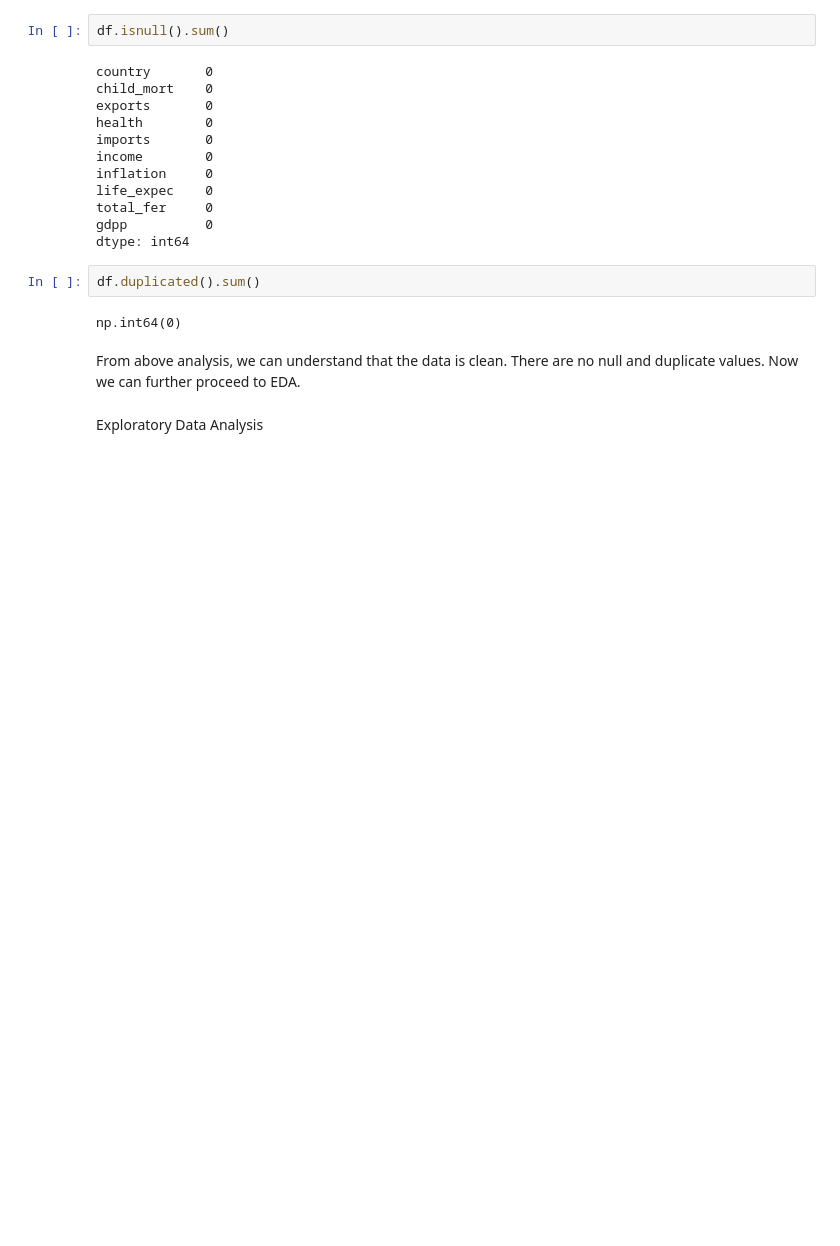
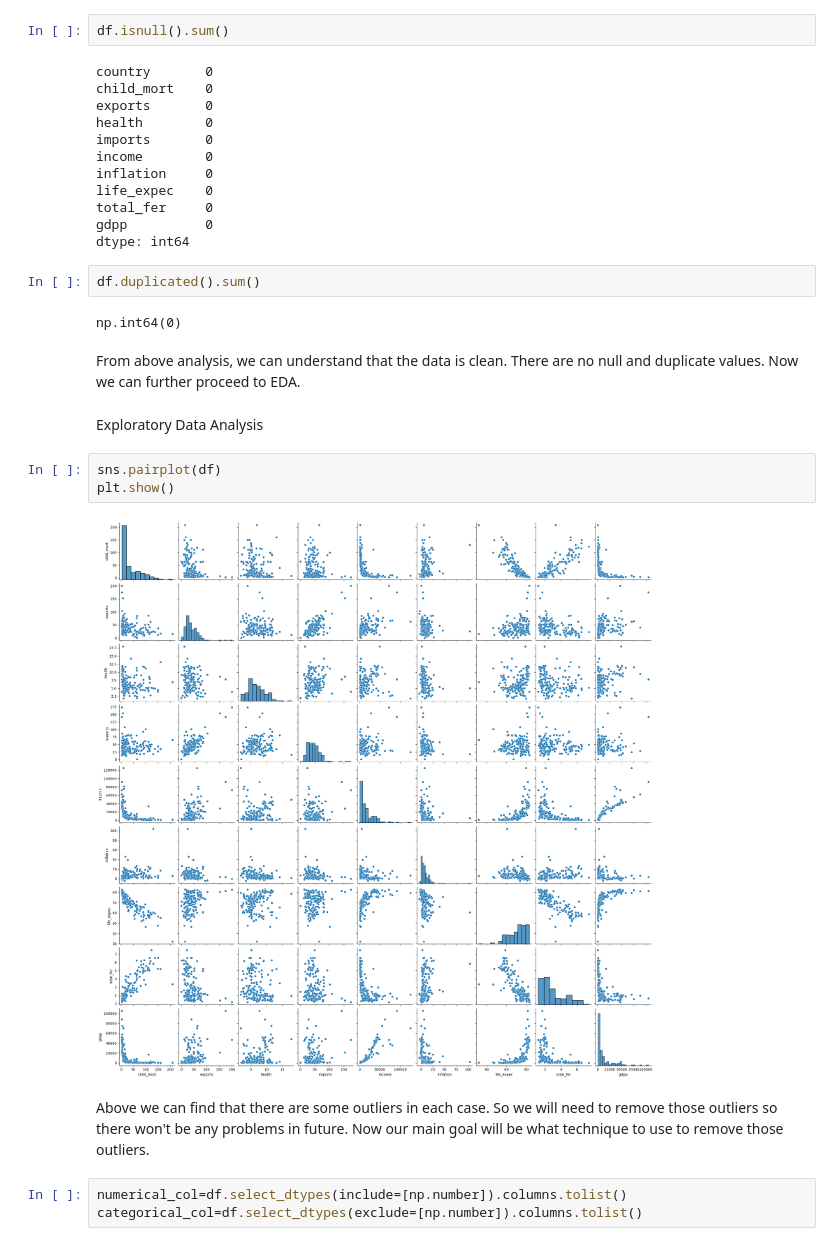
Before and after one commit to Axkratos/AllocatingFund, a Jupyter notebook: allocating_fund.ipynb, the cells around one changed output. Drawn from its saved outputs; the diff is of its cells as text; blank space fills up the shorter version.

```diff
--- a/allocating_fund.ipynb
+++ b/allocating_fund.ipynb
@@ -106,3 +106,13 @@ np.int64(0)
 From above analysis, we can understand that the data is clean. There are no null and duplicate values. Now we can further proceed to EDA.
 # %% [markdown]
 Exploratory Data Analysis
+# %%
+sns.pairplot(df)
+plt.show()
+# %% [output]
+[figure, added]
+# %% [markdown]
+Above we can find that there are some outliers in each case. So we will need to remove those outliers so there won't be any problems in future. Now our main goal will be what technique to use to remove those outliers.
+# %%
+numerical_col=df.select_dtypes(include=[np.number]).columns.tolist()
+categorical_col=df.select_dtypes(exclude=[np.number]).columns.tolist()
```
Also changed, not shown: parts of 19 cells of this notebook.
